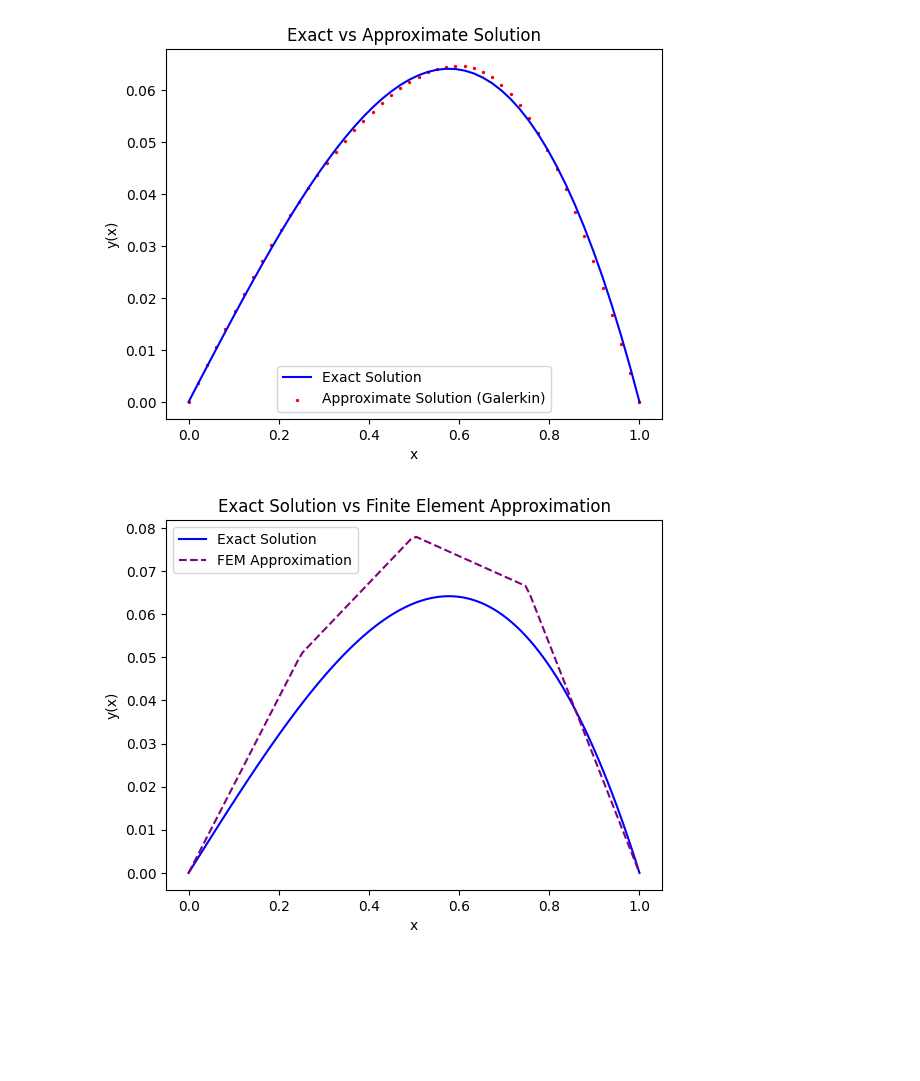
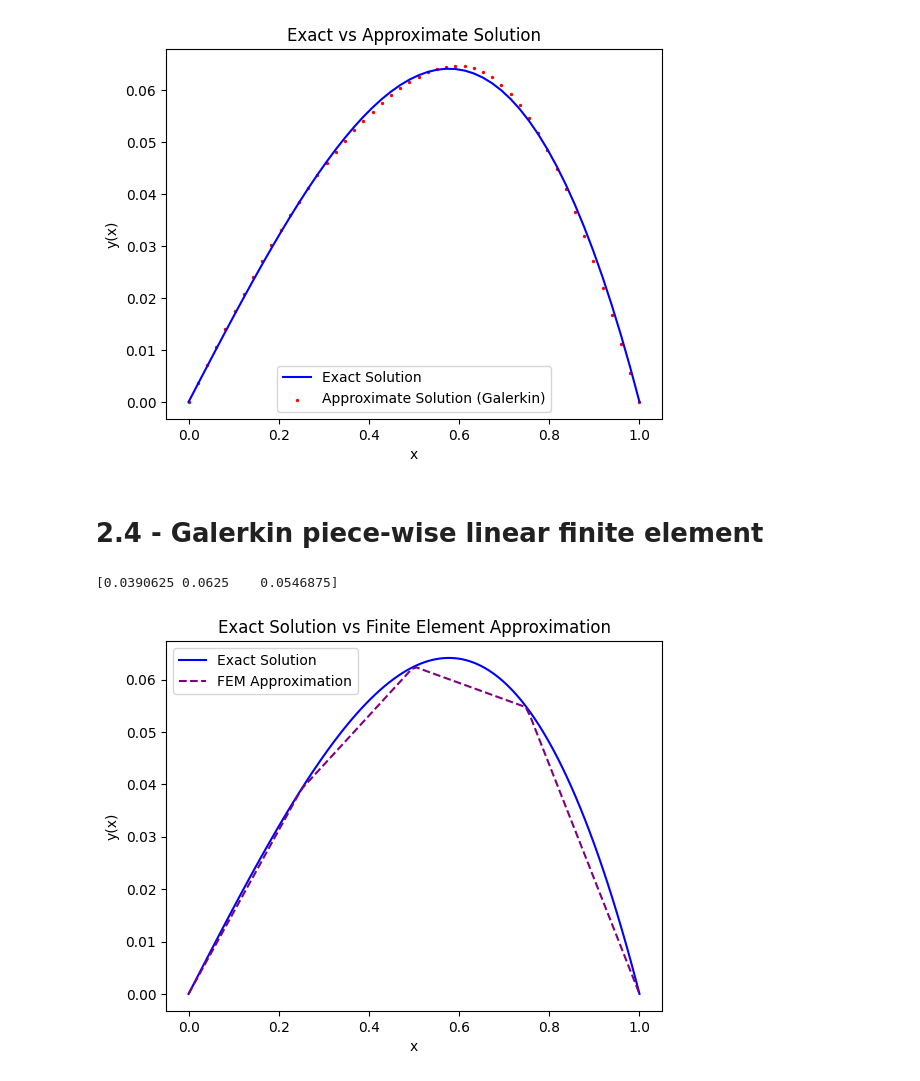
Before and after one commit to rx9933/COE-352, a Jupyter notebook: HW/hw5.ipynb, the cells around one changed output. Saved outputs shown, nothing was run; the diff lists cells and outputs as text; code cells hidden in the pictures; blank space fills up the shorter version.

Commit message:
adding analysis of integration of basis over entire domain vs over each element

```diff
--- a/HW/hw5.ipynb
+++ b/HW/hw5.ipynb
@@ -55,7 +55,8 @@ def dphi(i, x):
 N = 3
 K = np.zeros((N, N))
 f_vec = np.zeros(N)
-
+# generally, could use:
+"""
 # Calculate K_ij
 for i in range(1, N + 1):
     for j in range(1, N + 1):
@@ -64,6 +65,11 @@ for i in range(1, N + 1):
 # Calculate f_i
 for i in range(1, N + 1):
     f_vec[i - 1] = quad(lambda x: x * phi(i, x), 0, 1)[0]
+"""
+# simplified version (after calculating by hand)
+K[np.diag_indices(N)] = (np.arange(1, N + 1) ** 2 * (np.pi ** 2)) / 2 # i**2 pi**2 /2
+
+f_vec = ((-1) ** (np.arange(1, N + 1) + 1)) / (np.pi * np.arange(1, N + 1)) # -1 ** (i + 1) / (i*pi)
 
 # Solve for coefficients c
 c = np.linalg.solve(K, f_vec)
@@ -83,66 +89,76 @@ plt.legend()
 plt.show()
 # %% [output]
 [figure]
+# %% [markdown]
+# 2.4 - Galerkin piece-wise linear finite element
 # %%
 import numpy as np
 import matplotlib.pyplot as plt
 
 # Exact solution for reference
 def y_exact(x):
     return -x**3 / 6 + x / 6
 
 # Define nodes and elements
 x_nodes = np.linspace(0, 1, 5)  # Four elements, mesh size h = 0.25
 num_nodes = len(x_nodes)
 num_elements = num_nodes - 1
 
 # Define piecewise linear basis functions and their derivatives
-def basis_functions(x, i, x_nodes):
-    h = x_nodes[1] - x_nodes[0]
+def basis_functions(x, i, x_nodes, h):
     if i == 0:
-        return (x_nodes[1] - x) / h if x_nodes[0] <= x <= x_nodes[1] else 0
-    elif i == 1:
-        return (x - x_nodes[0]) / h if x_nodes[0] <= x <= x_nodes[1] else (x_nodes[2] - x) / h if x_nodes[1] <= x <= x_nodes[2] else 0
-    elif i == 2:
-        return (x - x_nodes[1]) / h if x_nodes[1] <= x <= x_nodes[2] else (x_nodes[3] - x) / h if x_nodes[2] <= x <= x_nodes[3] else 0
-    elif i == 3:
-        return (x - x_nodes[2]) / h if x_nodes[2] <= x <= x_nodes[3] else (x_nodes[4] - x) / h if x_nodes[3] <= x <= x_nodes[4] else 0
-    elif i == 4:
-        return (x - x_nodes[3]) / h if x_nodes[3] <= x <= x_nodes[4] else 0
+        return (x_nodes[1] - x) / h if x_nodes[0] <= x < x_nodes[1] else 0
+    elif i!= len(x_nodes):
+        return (x - x_nodes[i-1]) / h if x_nodes[i-1] <= x <= x_nodes[i] else (x_nodes[i+1] - x) / h if x_nodes[i] <= x <= x_nodes[i+1] else 0
     else:
-        return 0
+        return (x - x_nodes[i - 1]) / h if x_nodes[i - 1] < x <= x_nodes[i] else 0
 
-# Compute stiffness matrix K and load vector f
-K = np.zeros((num_nodes, num_nodes))
-f = np.zeros(num_nodes)
+
 
 # Populate K and f by integration over each element
+def K_and_f(num_nodes, x_nodes, h):
+    # Compute stiffness matrix K and load vector f
+    K = np.zeros((num_nodes, num_nodes))
+    f = np.zeros(num_nodes)
+    # Fill K and f
+    for i in range(1, num_nodes - 1):
+        K[i, i] = 2 / h
+        K[i, i-1] = -1 / h
+        K[i, i+1] = -1 / h
+        # f[i] = quad(lambda x: x * basis_functions(x, i, x_nodes,h), 0, 1)[0]# integral x * phi_i
+        f[i] = quad(lambda x: x * basis_functions(x, i, x_nodes,h), x_nodes[i - 1], x_nodes[i + 1])[0]
+        t= quad(lambda x: x * basis_functions(x, i, x_nodes,h), 0,1, epsrel=1e-8)[0]
+
+        assert np.isclose(f[i], t), t# integral x * phi_i)
+        # if i ==4:
+        #     print("h" , h)
+        #     print(x_nodes)
+        #     print(quad(lambda x: x * basis_functions(x, i, x_nodes,h), 0, 1)[0])
+    # f = np.array([1/96, 1/16, 1/8, 3/16, 11/96]) # this are the manually integrated values (by hand)
+
+
+    # Apply boundary conditions by modifying K and f
+    K = K[1:-1, 1:-1]  # Remove rows/columns for boundary y(0) = y(1) = 0 (we know the coefficients are 0)
+    f = f[1:-1]
+    return K, f
 h = 0.25
-for i in range(1, num_nodes - 1):
-    K[i, i] = 2 / h
-    K[i, i-1] = -1 / h
-    K[i, i+1] = -1 / h
-    f[i] = h * (x_nodes[i] + x_nodes[i+1]) / 2  # Approximation of integral of x * phi
-
-# Adjust K and f for boundary conditions
-K = K[1:-1, 1:-1]  # Remove rows/columns for y(0)=y(1)=0
-f = f[1:-1]
-
+K, f = K_and_f(num_nodes, x_nodes, h)
 # Solve the linear system K * c = f
 c = np.linalg.solve(K, f)
-
+print(c)
 # Approximate solution yh
-def y_fem(x):
-    return sum(c[i-1] * basis_functions(x, i, x_nodes) for i in range(1, num_nodes - 1))
+def y_fem(x, c, num_nodes):
+    return sum(c[i-1] * basis_functions(x, i, x_nodes,h) for i in range(1, num_nodes - 1))
 
 # Plot exact and FEM solutions
 x = np.linspace(0, 1, 100)
 plt.plot(x, y_exact(x), label='Exact Solution', color='blue')
-plt.plot(x, [y_fem(xi) for xi in x], label='FEM Approximation', color='purple', linestyle='--')
+plt.plot(x, [y_fem(xi, c, num_nodes) for xi in x], label='FEM Approximation', color='purple', linestyle='--')
 plt.xlabel('x')
 plt.ylabel('y(x)')
 plt.legend()
 plt.title('Exact Solution vs Finite Element Approximation')
 plt.show()
 # %% [output]
+[0.0390625 0.0625    0.0546875]
-[figure, old version]
+[figure, new version]
```
Also changed, not shown: parts of 3 cells of this notebook.
